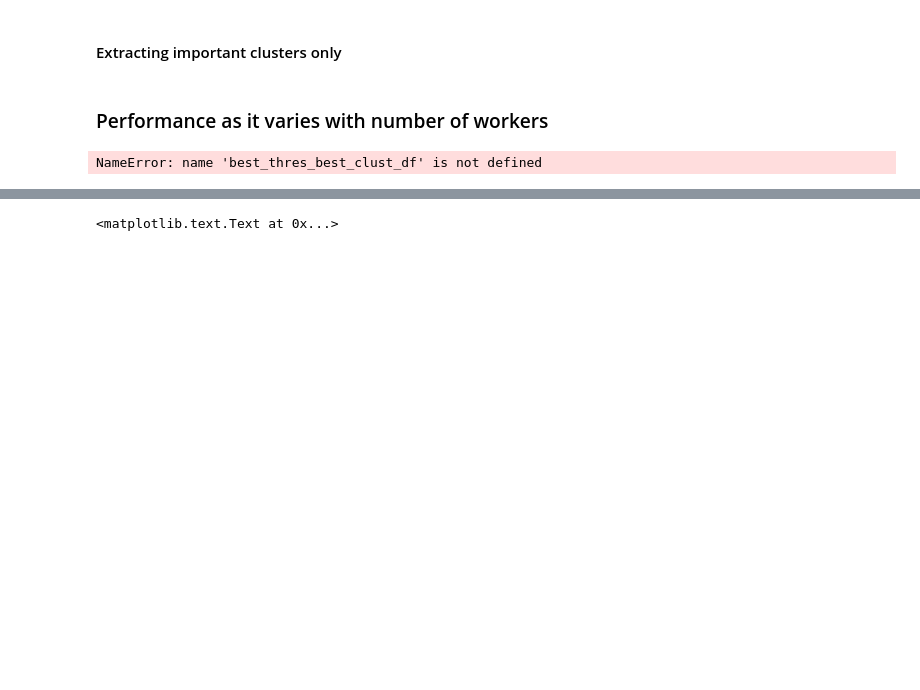
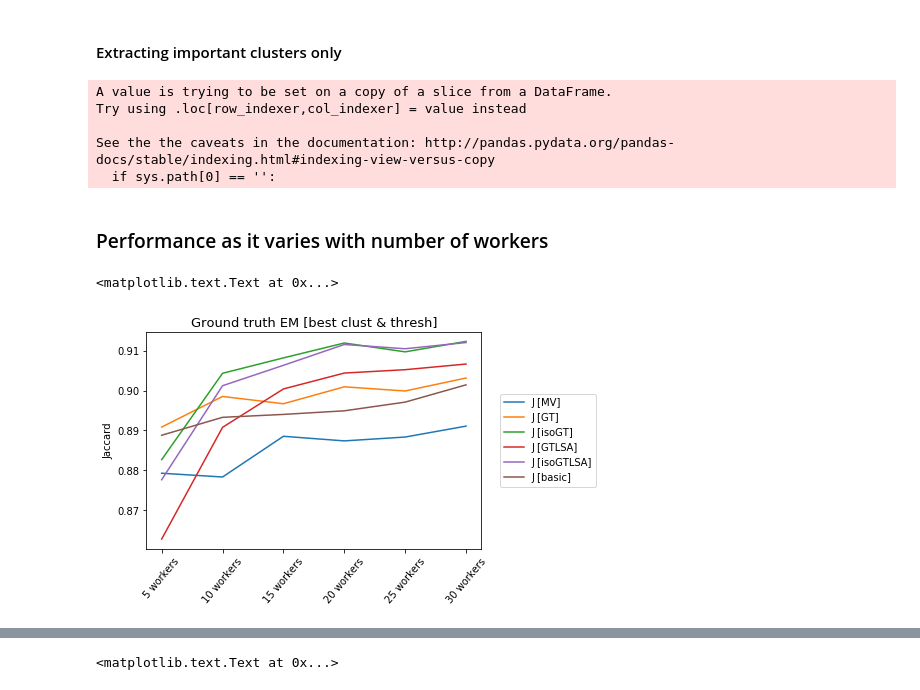
Before and after one commit to cognoscentai/segmentation, a Jupyter notebook: ipynb/PixelBasedGroundTruthExperiment-WithCluster.ipynb, the cells around one changed output, grey strips where cells are left out. Cells and saved outputs as stored; diff of their text form; code cells hidden in the pictures; blank space fills up the shorter version.

```diff
--- a/ipynb/PixelBasedGroundTruthExperiment-WithCluster.ipynb
+++ b/ipynb/PixelBasedGroundTruthExperiment-WithCluster.ipynb
@@ -77,28 +78,38 @@ metric_J= [u'J [MV]', u'J [GT]', u'J [isoGT]', u'J [GTLSA]', u'J [isoGTLSA]', u'
 # df["J [avrg]"]=df[metric_J].mean(axis=1)
 #best_thres_best_clust_df = df.loc[df.groupby(['num_workers','sample_num','objid'])["J [avrg]"].idxmax()]
 #best_clust_no_thresh_df = df.merge(clust_df) #pick only the clusters that are in the best clusters
+
 # pick rows based on whether it is in clust_df or not
 keys  = list(best_clust_df.columns)
 i1 = df.set_index(keys).index
 i2 = best_clust_df.set_index(keys).index
 best_clust_no_thresh_df = df[(~i1.isin(i2))|(df.clust==-1)]
+# picking threshold that yields the best average Jaccard
+best_clust_no_thresh_df["J [avrg]"]= best_clust_no_thresh_df[metric_J].mean(axis=1)
+best_thres_best_clust_df = best_clust_no_thresh_df.loc[best_clust_no_thresh_df.groupby(['num_workers','sample_num','objid'])["J [avrg]"].idxmax()]
+# %% [output]
+A value is trying to be set on a copy of a slice from a DataFrame.
+Try using .loc[row_indexer,col_indexer] = value instead
+
+See the the caveats in the documentation: http://pandas.pydata.org/pandas-docs/stable/indexing.html#indexing-view-versus-copy
+  if sys.path[0] == '':
 # %% [markdown]
 ### Performance as it varies with number of workers
 # %%
 Nworker_performance = best_thres_best_clust_df.groupby("num_workers").mean()
-MVarr = np.array(Nworker_performance["J [MV]"])
 metric_J = [metric for metric in metric_keys if 'J' in metric ]
 #Nworker_performance = Nworker_performance.reindex(['5workers_rand0','10workers_rand0','15workers_rand0','20workers_rand0','25workers_rand0','30workers_rand0'])
 for algo in metric_J:
 #    if '[GTLSA]' not in algo:#exclude GTLSA for now
         plt.plot(np.array(Nworker_performance[algo]),label=algo)
 plt.legend(bbox_to_anchor=(1.04,0.5),loc="center left")
 plt.ylabel("Jaccard")
 plt.xticks(rotation=50)
 a = gca().set_xticklabels([0,'5 workers','10 workers','15 workers','20 workers','25 workers','30 workers'])
 plt.title("Ground truth EM [best clust & thresh]",fontsize=13)
 # %% [output]
-NameError: name 'best_thres_best_clust_df' is not defined
+<matplotlib.text.Text at 0x...>
+[figure, added]
 # %%
 print "isoGTLSA_best_clust_thresh=",list(Nworker_performance['J [isoGTLSA]'])
 print "isoGT_best_clust_thresh=",list(Nworker_performance['J [isoGT]'])
```
Also changed, not shown: parts of 16 cells of this notebook, 1 other file.
